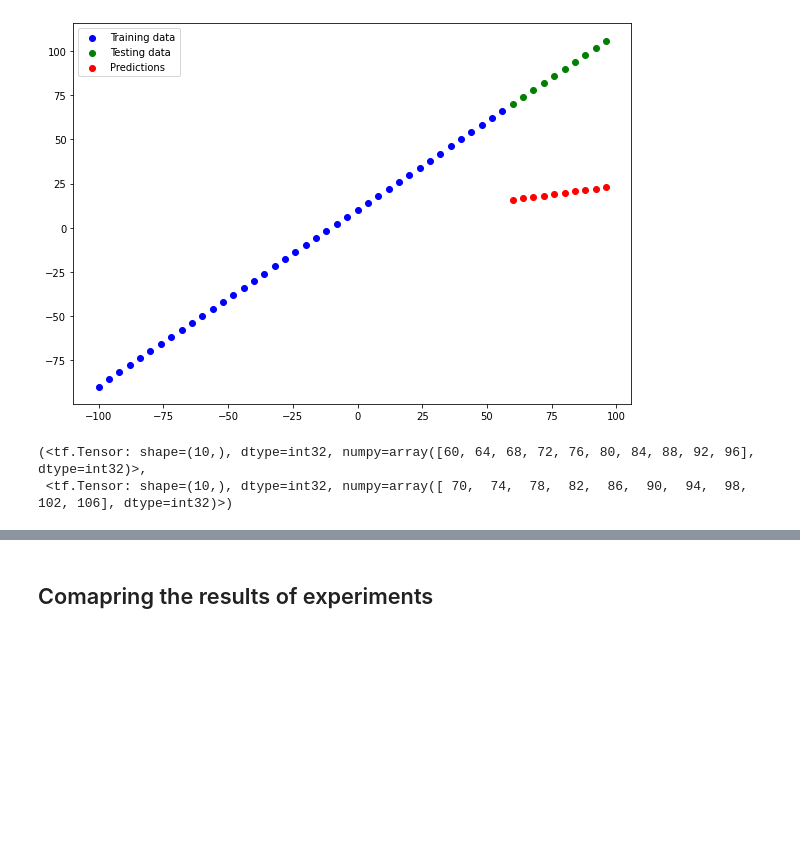
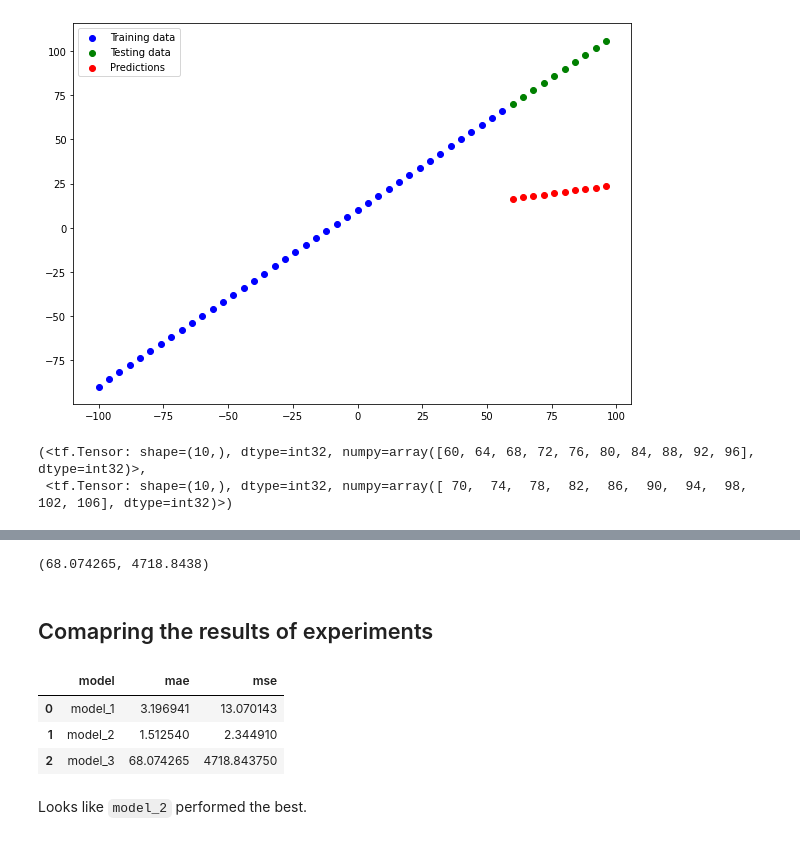
Before and after one commit to pratikktiwari/Deep-Learning, a Jupyter notebook: 01_Neural_Network_Regression.ipynb, the cells around one changed output, grey strips where cells are left out. Drawn from its saved outputs; the diff is of its cells as text; code cells hidden in the pictures; blank space fills up the shorter version.

```diff
--- a/01_Neural_Network_Regression.ipynb
+++ b/01_Neural_Network_Regression.ipynb
@@ -746,5 +764,5 @@ mae
 # %%
 # Calculate the MSE
-mse = tf.metrics.mean_squared_error(y_true=y_test, y_pred=tf.squeeze(y_pred))
+mse = tf.metrics.mean_squared_error(y_true=y_test, y_pred=tf.squeeze(y_pred_2))
 mse
 # %% [output]
@@ -752,10 +770,10 @@ mse
 # %%
 # Make some functions to reuse MAE and MSE
-def mae(y_true, y_pred):
-  return tf.metrics.mean_absolute_error(y_true=y_true, y_pred=y_pred)
+# def mae(y_true, y_pred):
+#   return tf.metrics.mean_absolute_error(y_true=y_true, y_pred=y_pred)
 
-def mse(y_true, y_pred):
-  return tf.metric.mean_squared_error(y_true=y_true, y_pred=y_pred)
+# def mse(y_true, y_pred):
+#   return tf.metric.mean_squared_error(y_true=y_true, y_pred=y_pred)
 # %% [markdown]
 ### Running experiments to improve our model
 
@@ -780,24 +798,24 @@ Let's do 3 modelling experiments:
 # %%
 # Create the model
 
-model = tf.keras.Sequential([
+model_3 = tf.keras.Sequential([
   tf.keras.layers.Dense(100, input_shape=[1]),
   tf.keras.layers.Dense(1)
 ])
-model.compile(
+model_3.compile(
     loss=tf.keras.losses.mae,
     optimizer=tf.keras.optimizers.SGD(),
     metrics=["mae"]
 )
-model.fit(X_train, y_train, epochs=500, verbose=0)
+model_3.fit(X_train, y_train, epochs=500, verbose=0)
 
-y_pred = model.predict(X_test)
+y_pred_3 = model_3.predict(X_test)
 
 plot_predictions(train_data=X_train,
                  train_labels=y_train,
                  test_data=X_test,
                  test_labels=y_test,
-                 predictions=y_pred)
+                 predictions=y_pred_3)
 # %% [output]
 [figure]
 # %%
@@ -821,2 +839,25 @@ array([[15.92891 ],
+# %%
+mae_3 = mae(y_pred=y_pred_3)
+mse_3 = mse(y_pred=y_pred_3)
+
+mae_3, mse_3
+# %% [output]
+(68.074265, 4718.8438)
 # %% [markdown]
 ## Comapring the results of experiments
+# %%
+import pandas as pd
+
+model_results = [["model_1", mae_1, mse_1],
+                 ["model_2", mae_2, mse_2],
+                 ["model_3", mae_3, mse_3]]
+
+all_results = pd.DataFrame(model_results, columns=["model", "mae", "mse"])
+all_results
+# %% [output]
+|  | model | mae | mse |
+| 0 | model_1 | 3.196941 | 13.070143 |
+| 1 | model_2 | 1.512540 | 2.344910 |
+| 2 | model_3 | 68.074265 | 4718.843750 |
+# %% [markdown]
+Looks like `model_2` performed the best.
```
Also changed, not shown: parts of 33 cells of this notebook.
